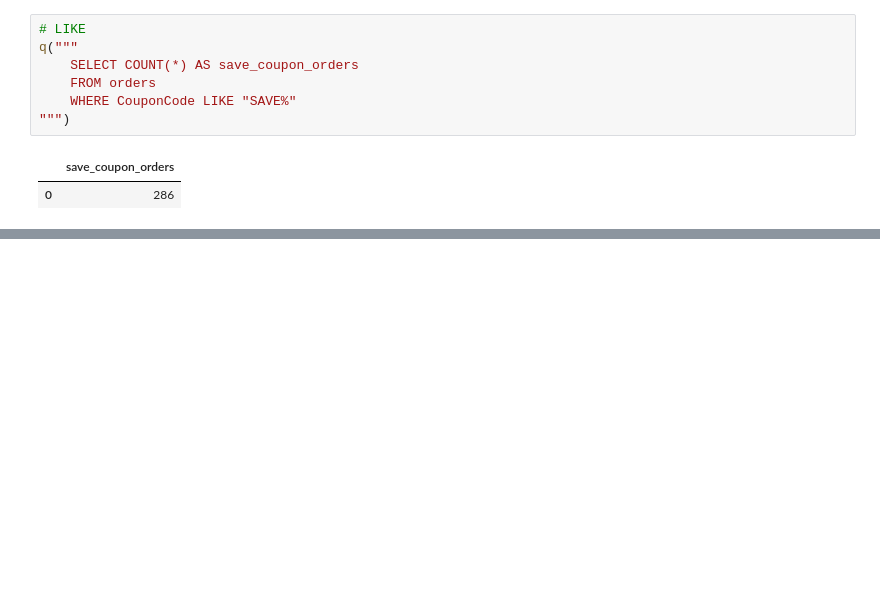
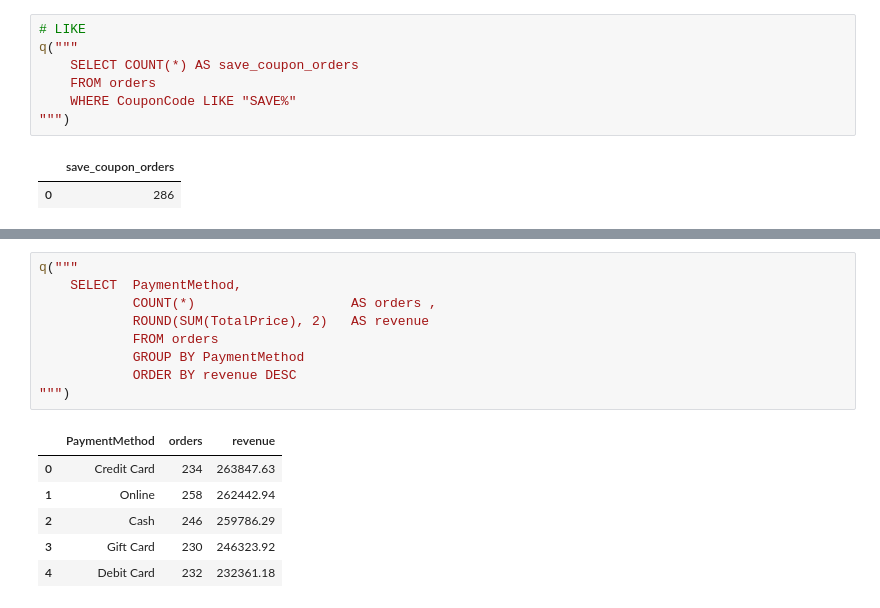
Before and after one commit to nasirali2024ag5310-arch/decodelabs-internship-project3, a Jupyter notebook: SQL_Project3.ipynb, the cells around one changed output, grey strips where cells are left out. Saved outputs shown, nothing was run; the diff lists cells and outputs as text; blank space fills up the shorter version.

```diff
--- a/SQL_Project3.ipynb
+++ b/SQL_Project3.ipynb
@@ -173,0 +289,16 @@ q("""
+# %%
+q("""
+    SELECT  PaymentMethod,
+            COUNT(*)                    AS orders ,
+            ROUND(SUM(TotalPrice), 2)   AS revenue
+            FROM orders
+            GROUP BY PaymentMethod
+            ORDER BY revenue DESC
+""")
+# %% [output]
+|  | PaymentMethod | orders | revenue |
+| 0 | Credit Card | 234 | 263847.63 |
+| 1 | Online | 258 | 262442.94 |
+| 2 | Cash | 246 | 259786.29 |
+| 3 | Gift Card | 230 | 246323.92 |
+| 4 | Debit Card | 232 | 232361.18 |
```
Also changed, not shown: parts of 7 cells of this notebook, 1 other file.
